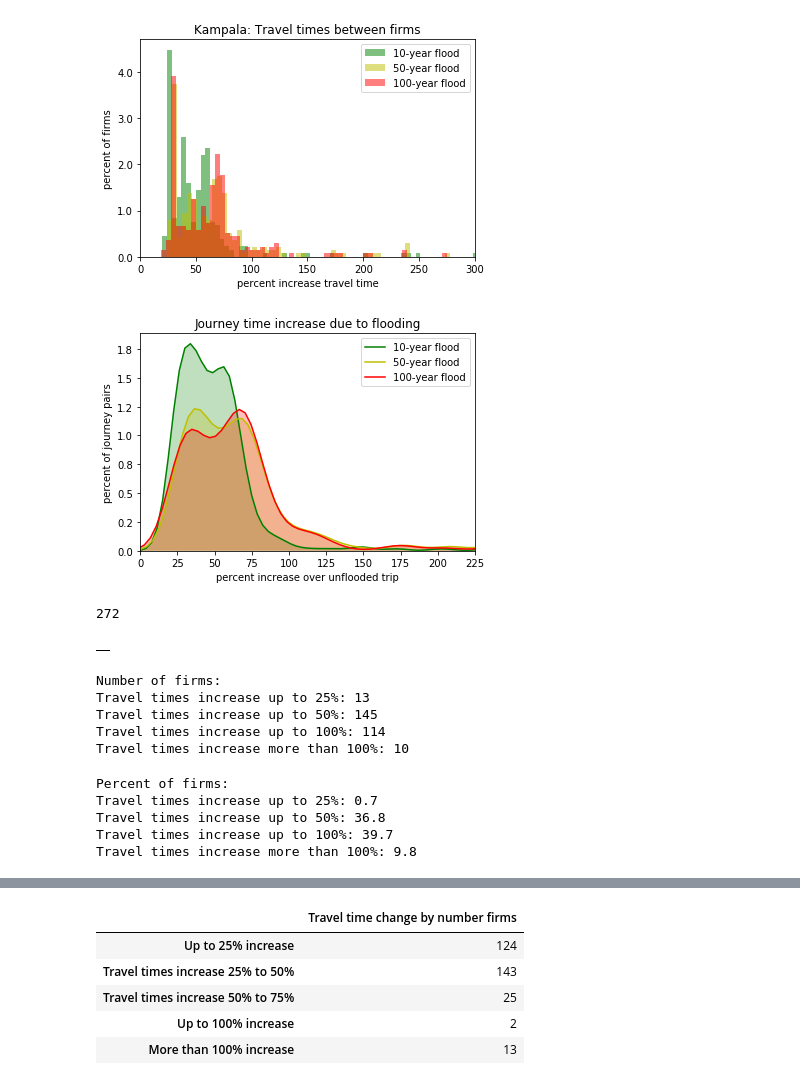
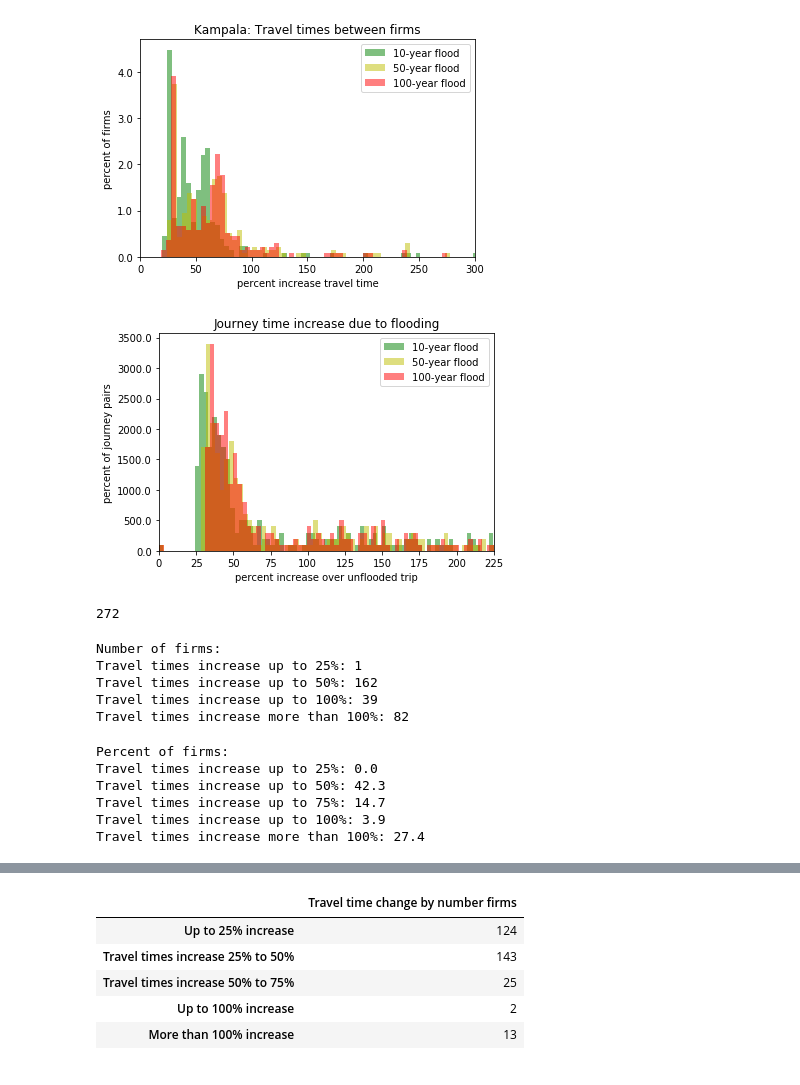
Before and after one commit to GFDRR/network_analysis, a Jupyter notebook: flooding10.ipynb, the cells around one changed output, grey strips where cells are left out. Cells and saved outputs as stored; diff of their text form; code cells hidden in the pictures.

```diff
--- a/flooding10.ipynb
+++ b/flooding10.ipynb
@@ -410,24 +410,24 @@ ax.set_yticklabels(ticks);
 # %%
 f,ax = plt.subplots(figsize=[6,4])
 
 cols_to_show=['diff_10','diff_50','diff_100']
 cols = ['g','y','r']
 
 for n, column in enumerate(mean_times_by_firm[cols_to_show]):
-    sns.kdeplot(mean_times_by_firm[column],shade=True,color=cols[n])
+    plt.hist(mean_times_by_firm[column],alpha=0.5,color=cols[n],bins=100)
 
 ax.set_title('Journey time increase due to flooding')
 plt.legend(cols_to_show)
 plt.legend(['10-year flood','50-year flood','100-year flood'])
 plt.xlim(0,225)
 
 ax.set(xlabel="percent increase over unflooded trip", ylabel='percent of journey pairs');
 
 ticks = ax.get_yticks()*100
 ticks = [round(n,1) for n in (list(ticks))]
 ax.set_yticklabels(ticks);
 # %% [output]
-[figure, old version]
+[figure, new version]
 # %%
 n_firms = mean_times_by_firm.shape[0]
 
@@ -443,14 +437,9 @@ d300 = sum(mean_times_by_firm.diff_10 < 300)
-# %%
-pd.DataFrame()
-# %% [output]
-|  |
 # %%
 return_period = 'diff_10'
 
 threshold1 = 25
 threshold2 = 50
 threshold3 = 100
-threshold4 = 300
 
 print("Number of firms:")
 print("Travel times increase up to {}%: {}".format(threshold1, sum((mean_times_by_firm[return_period] > 0) &
@@ -460,13 +449,13 @@ print("Travel times increase up to {}%: {}".format(threshold2, sum((mean_times_b
 print("Travel times increase up to {}%: {}".format(threshold3, sum((mean_times_by_firm[return_period] > threshold2) &
                                                     (mean_times_by_firm[return_period] < threshold3))))
 print("Travel times increase more than {}%: {}".format(threshold3, sum((mean_times_by_firm[return_period] > threshold3) &
-                                                    (mean_times_by_firm[return_period] < threshold4))))
+                                                    (mean_times_by_firm[return_period] > threshold3))))
 # %% [output]
 Number of firms:
-Travel times increase up to 25%: 13
-Travel times increase up to 50%: 145
-Travel times increase up to 100%: 114
-Travel times increase more than 100%: 10
+Travel times increase up to 25%: 1
+Travel times increase up to 50%: 162
+Travel times increase up to 100%: 39
+Travel times increase more than 100%: 82
 # %%
 mean_times_by_firm.to_csv('data/mean_times_by_firm.csv')
 # %%
@@ -477,13 +466,15 @@ print("Travel times increase up to {}%: {:.1f}".format(threshold1, sum((mean_tim
                                                     (mean_times_by_firm[return_period] < threshold1))/ n_firms * 100))
 print("Travel times increase up to {}%: {:.1f}".format(threshold2, sum((mean_times_by_firm[return_period] > threshold1) &
                                                     (mean_times_by_firm[return_period] < threshold2))/ n_firms * 100))
-print("Travel times increase up to {}%: {:.1f}".format(threshold3, sum((mean_times_by_firm[return_period] > threshold2) &
-                                                    (mean_times_by_firm[return_period] < threshold3))/ n_firms * 100))
-print("Travel times increase more than {}%: {:.1f}".format(threshold3, sum((mean_times_by_firm[return_period] > threshold3) &
-                                                    (mean_times_by_firm[return_period] < threshold4))/ n_firms * 100))
+print("Travel times increase up to 75%: {:.1f}".format(sum((mean_times_by_firm[return_period] > 50) &
+                                                    (mean_times_by_firm[return_period] < 75))/ n_firms * 100))
+print("Travel times increase up to {}%: {:.1f}".format(threshold3, sum((mean_times_by_firm[return_period] > 75) &
+                                                    (mean_times_by_firm[return_period] < 100))/ n_firms * 100))
+print("Travel times increase more than {}%: {:.1f}".format(threshold3, sum(mean_times_by_firm[return_period] > threshold3)/ n_firms * 100))
 # %% [output]
 Percent of firms:
-Travel times increase up to 25%: 0.7
-Travel times increase up to 50%: 36.8
-Travel times increase up to 100%: 39.7
-Travel times increase more than 100%: 9.8
+Travel times increase up to 25%: 0.0
+Travel times increase up to 50%: 42.3
+Travel times increase up to 75%: 14.7
+Travel times increase up to 100%: 3.9
+Travel times increase more than 100%: 27.4
```
Also changed, not shown: parts of 7 cells of this notebook, 52 other files.
